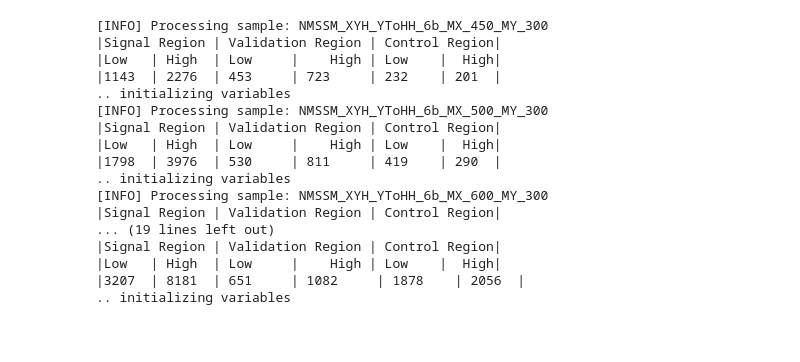
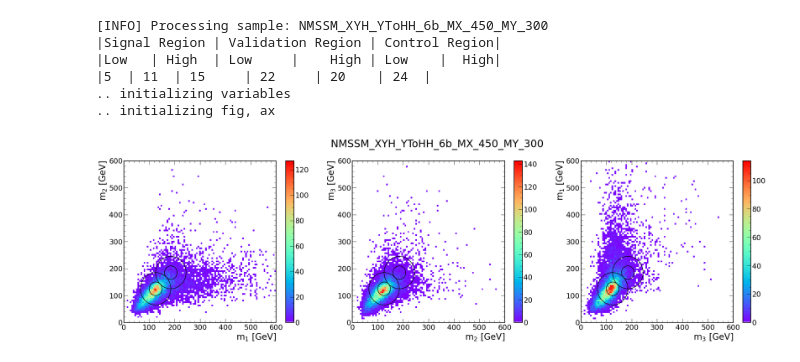
Before and after one commit to srosenzweig09/analysis, a Jupyter notebook: jupyter/4_hlo_reconstruction/mHreco_scatters.ipynb, the cells around one changed output. Saved outputs shown, nothing was run; the diff lists cells and outputs as text; code cells hidden in the pictures; blank space fills up the shorter version.

Commit message:
best fit v. mH pairings, added circular mass regions

```diff
--- a/jupyter/4_hlo_reconstruction/mHreco_scatters.ipynb
+++ b/jupyter/4_hlo_reconstruction/mHreco_scatters.ipynb
@@ -11,0 +4,5 @@ sig = Signal(NMSSM_MX_700_MY_400)
+# %%
+NMSSM_MX_700_MY_400_mHpairs = '/eos/uscms/store/user/srosenzw/sixb/sixb_ntuples/NMSSM/Summer2018UL_mHpairs/NMSSM_XYH_YToHH_6b_MX_700_MY_400/ntuple.root'
+# %%
+mHbins = np.linspace(0,600,100)
+score_bins = np.linspace(0.35,1.01,100)
@@ -13,65 +155,92 @@ sig = Signal(NMSSM_MX_700_MY_400)
 mHbins = np.linspace(0,600,100)
 score_bins = np.linspace(0.35,1.01,100)
 
-for sample in NMSSM_List:
+for i,sample in enumerate(NMSSM_List):
+    # if i<7: continue
 
     sig = Signal(sample)
     print(f"[INFO] Processing sample: {sig.filename}")
-    sig.region_yield()
+    # sig.region_yield(normalized=True)
+    sig.region_yield_sphere(normalized=True)
+
+    # break
 
     print(".. initializing variables")
     sums = sig.btag_avg
     m1 = sig.HX_m
     m2 = sig.HY1_m
     m3 = sig.HY2_m
-
-    # break
 
     # print(".. initializing fig, ax")
     # fig, axs = plt.subplots(nrows=1, ncols=3, figsize=(35,9))
 
     # ax = axs[0]
     # n,xe,ye,im = Hist2d(m1, sums, bins=(mHbins, score_bins), ax=ax)
     # fig.colorbar(im, ax=ax)
 
     # ax = axs[1]
     # n,xe,ye,im = Hist2d(m2, sums, bins=(mHbins, score_bins), ax=ax)
     # fig.colorbar(im, ax=ax)
 
     # ax = axs[2]
     # n,xe,ye,im = Hist2d(m3, sums, bins=(mHbins, score_bins), ax=ax)
     # fig.colorbar(im, ax=ax)
 
     # for i,ax in enumerate(axs.flatten()):
     #     ax.set_ylabel('Average b-tag score')
     #     ax.set_xlabel(f'$m_{i+1}$ [GeV]')
-    #     ax.plot([mHbins.min(), mHbins.max()],[0.66,0.66], color='k')
-    #     ax.plot([100,100],[score_bins.min(), score_bins.max()], color='k')
-    #     ax.plot([150,150],[score_bins.min(), score_bins.max()], color='k')
-    #     ax.plot([65,65],[score_bins.min(), score_bins.max()], color='k')
-    #     ax.plot([185,185],[score_bins.min(), score_bins.max()], color='k')
+        # ax.plot([mHbins.min(), mHbins.max()],[0.66,0.66], color='k')
+        # ax.plot([100,100],[score_bins.min(), score_bins.max()], color='k')
+        # ax.plot([150,150],[score_bins.min(), score_bins.max()], color='k')
+        # ax.plot([65,65],[score_bins.min(), score_bins.max()], color='k')
+        # ax.plot([185,185],[score_bins.min(), score_bins.max()], color='k')
 
     # fig.suptitle(sig.filename)
 
     # print(".. saving plot as pdf")
     # if not os.path.exists(f"plots/{sig.filename}"): os.mkdir(f"plots/{sig.filename}")
     # fig.savefig(f'plots/{sig.filename}/{sig.filename}_btag_v_mHreco.pdf', bbox_inches='tight')
-    # print()
+
+    print(".. initializing fig, ax")
+    fig, axs = plt.subplots(nrows=1, ncols=3, figsize=(35,9))
+
+    ax = axs[0]
+    n,xe,ye,im = Hist2d(m1, m2, bins=(mHbins, mHbins), ax=ax)
+    fig.colorbar(im, ax=ax)
+
+    ax = axs[1]
+    n,xe,ye,im = Hist2d(m2, m3, bins=(mHbins, mHbins), ax=ax)
+    fig.colorbar(im, ax=ax)
+
+    ax = axs[2]
+    n,xe,ye,im = Hist2d(m3, m1, bins=(mHbins, mHbins), ax=ax)
+    fig.colorbar(im, ax=ax)
+
+    for i,ax in enumerate(axs.flatten()):
+        draw_circle = plt.Circle((125, 125), 25, fill=False, color='k', linewidth=1.5)
+        ax.add_artist(draw_circle)
+        draw_circle = plt.Circle((125, 125), 60, fill=False, color='k', linewidth=1.5)
+        ax.add_artist(draw_circle)
+        draw_circle = plt.Circle((185, 185), 25, fill=False, color='k', linewidth=1.5)
+        ax.add_artist(draw_circle)
+        draw_circle = plt.Circle((185, 185), 60, fill=False, color='k', linewidth=1.5)
+        ax.add_artist(draw_circle)
+        # ax.set_ylabel('Average b-tag score')
+        ax.set_xlabel(f'$m_{i+1}$ [GeV]')
+        if i ==2: i = -1
+        ax.set_ylabel(f'$m_{i+2}$ [GeV]')
+
+    fig.suptitle(sig.filename)
+    fig.savefig(f'plots/{sig.filename}/{sig.filename}_mHreco.pdf', bbox_inches='tight')
+
+    break
+
+    print()
 # %% [output]
 [INFO] Processing sample: NMSSM_XYH_YToHH_6b_MX_450_MY_300
 |Signal Region | Validation Region | Control Region|
 |Low   | High  | Low     |    High | Low    |  High|
-|1143  | 2276  | 453     | 723     | 232    | 201  |
+|5  | 11  | 15     | 22     | 20    | 24  |
 .. initializing variables
-[INFO] Processing sample: NMSSM_XYH_YToHH_6b_MX_500_MY_300
-|Signal Region | Validation Region | Control Region|
-|Low   | High  | Low     |    High | Low    |  High|
-|1798  | 3976  | 530     | 811     | 419    | 290  |
-.. initializing variables
-[INFO] Processing sample: NMSSM_XYH_YToHH_6b_MX_600_MY_300
-|Signal Region | Validation Region | Control Region|
-... (19 lines left out)
-|Signal Region | Validation Region | Control Region|
-|Low   | High  | Low     |    High | Low    |  High|
-|3207  | 8181  | 651     | 1082     | 1878    | 2056  |
-.. initializing variables
+.. initializing fig, ax
+[figure, added]
```
Also changed, not shown: parts of 6 cells of this notebook.
